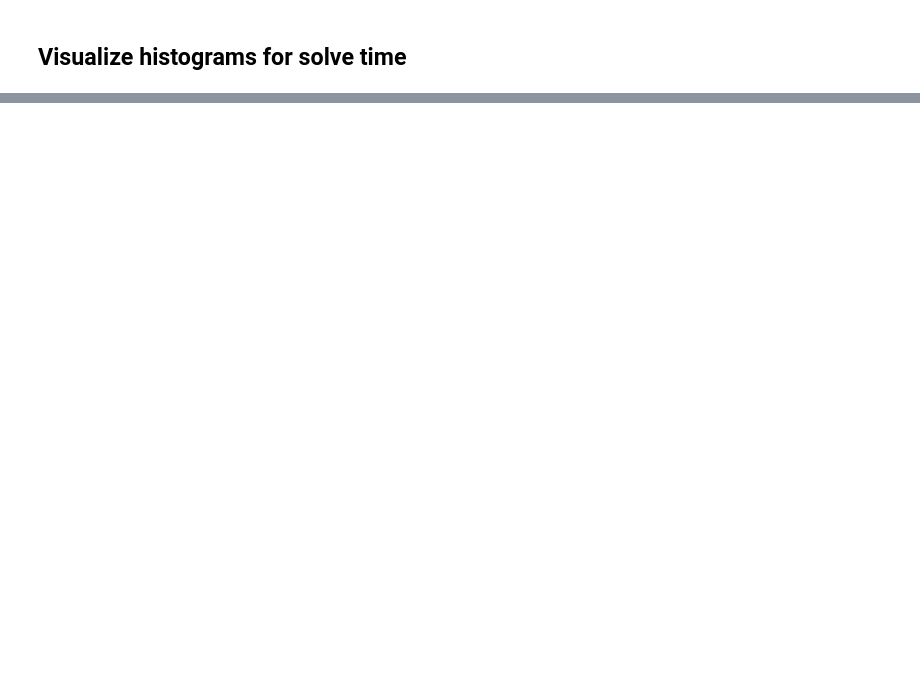
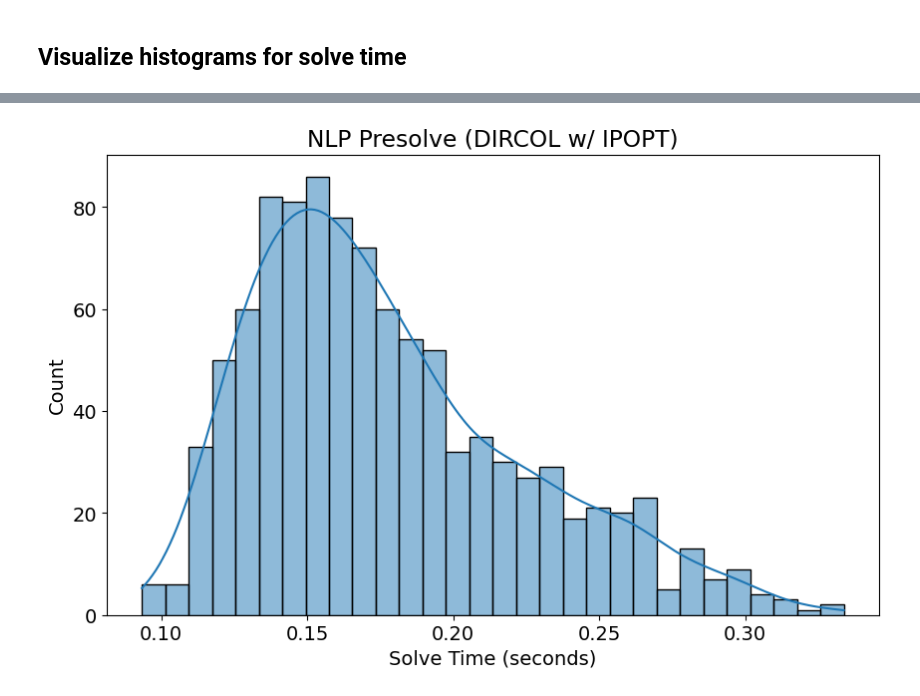
Before and after one commit to Astronauty/AiPEX-Projects, a Jupyter notebook: warmstarting_NLPs/NLP_learning.ipynb, the cells around one changed output, grey strips where cells are left out. Saved outputs shown, nothing was run; the diff lists cells and outputs as text; code cells hidden in the pictures; blank space fills up the shorter version.

```diff
--- a/warmstarting_NLPs/NLP_learning.ipynb
+++ b/warmstarting_NLPs/NLP_learning.ipynb
@@ -344,0 +364,9 @@ plt.show()
+# %%
+plt.figure(figsize=(10, 6))
+sns.histplot(warmstart_df['solve_time_sec']/5, bins=30, kde=True)
+plt.xlabel('Solve Time (seconds)')
+plt.ylabel('Count')
+plt.title('NLP Presolve (DIRCOL w/ IPOPT)')
+plt.show()
+# %% [output]
+[figure, added]
```
Also changed, not shown: parts of 7 cells of this notebook, 5 other files.
